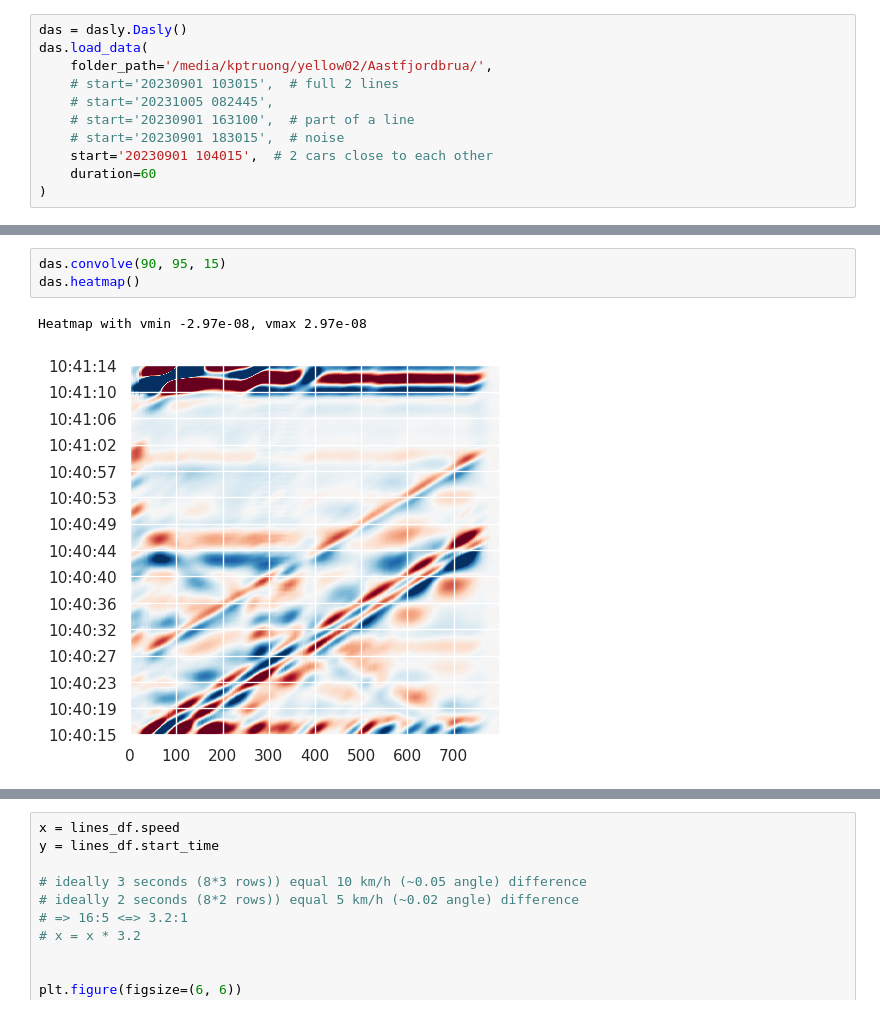
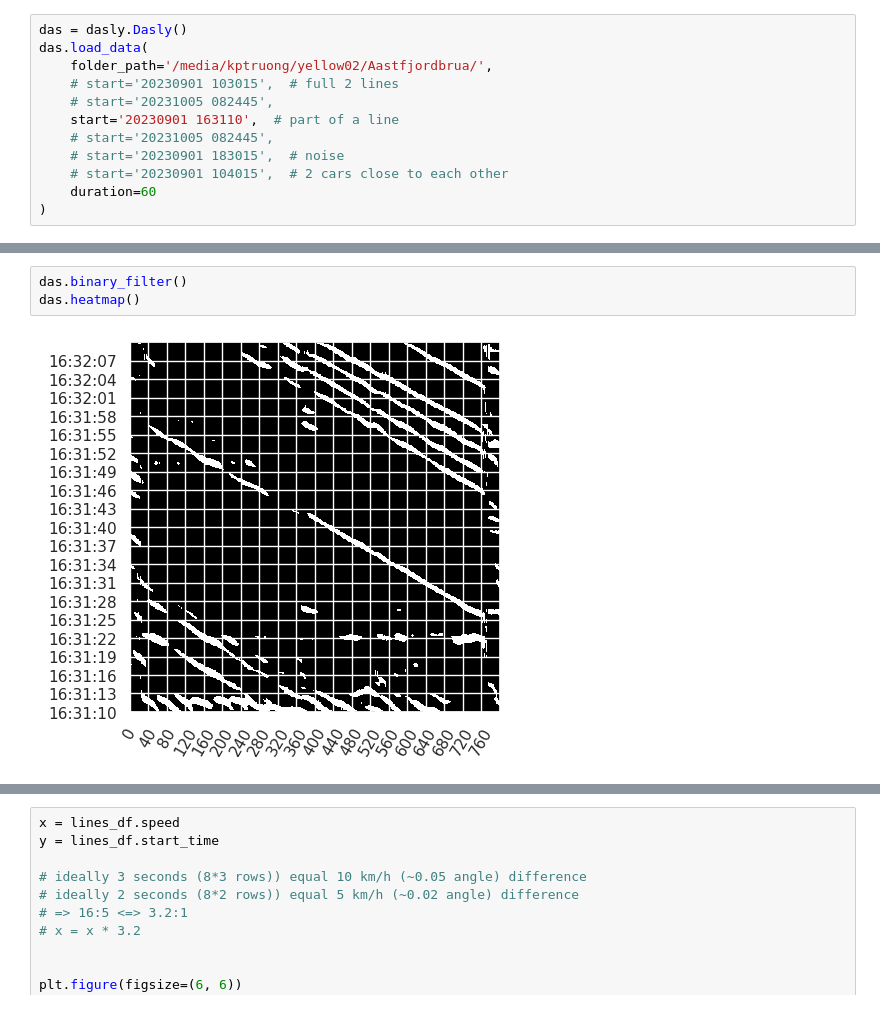
Before and after one commit to truongphanduykhanh/dasly, a Jupyter notebook: notebooks/15.0-khanhtruong-bridge_alldata.ipynb, the cells around one changed output, grey strips where cells are left out. Cells and saved outputs as stored; diff of their text form.

```diff
--- a/notebooks/15.0-khanhtruong-bridge_alldata.ipynb
+++ b/notebooks/15.0-khanhtruong-bridge_alldata.ipynb
@@ -18,9 +20,10 @@ das.load_data(
     folder_path='/media/kptruong/yellow02/Aastfjordbrua/',
     # start='20230901 103015',  # full 2 lines
     # start='20231005 082445',
-    # start='20230901 163100',  # part of a line
+    start='20230901 163110',  # part of a line
+    # start='20231005 082445',
     # start='20230901 183015',  # noise
-    start='20230901 104015',  # 2 cars close to each other
+    # start='20230901 104015',  # 2 cars close to each other
     duration=60
 )
 # %% [output]
@@ -71,6 +59,5 @@ das.signal
 # %%
-das.convolve(90, 95, 15)
+das.binary_filter()
 das.heatmap()
 # %% [output]
-Heatmap with vmin -2.97e-08, vmax 2.97e-08
-[figure, old version]
+[figure, new version]
```
Also changed, not shown: parts of 47 cells of this notebook, 6 other files.
